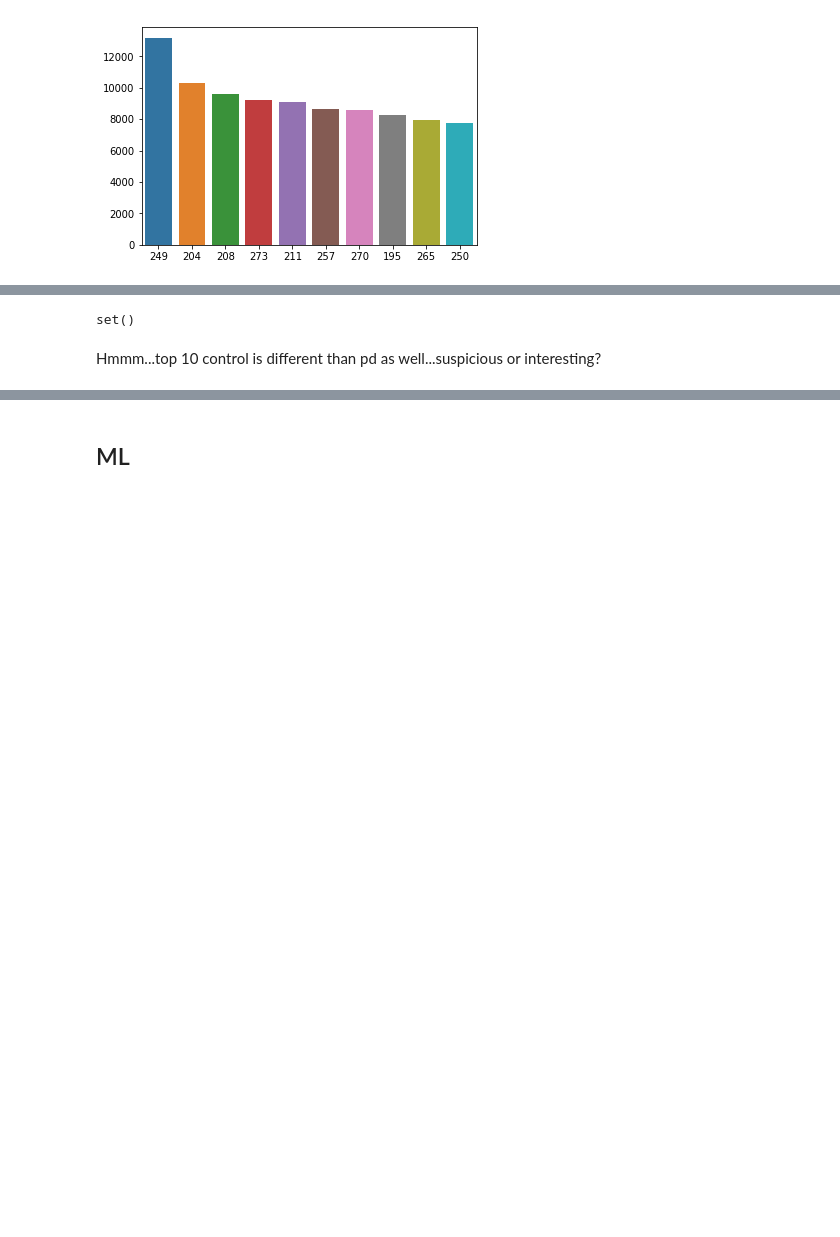
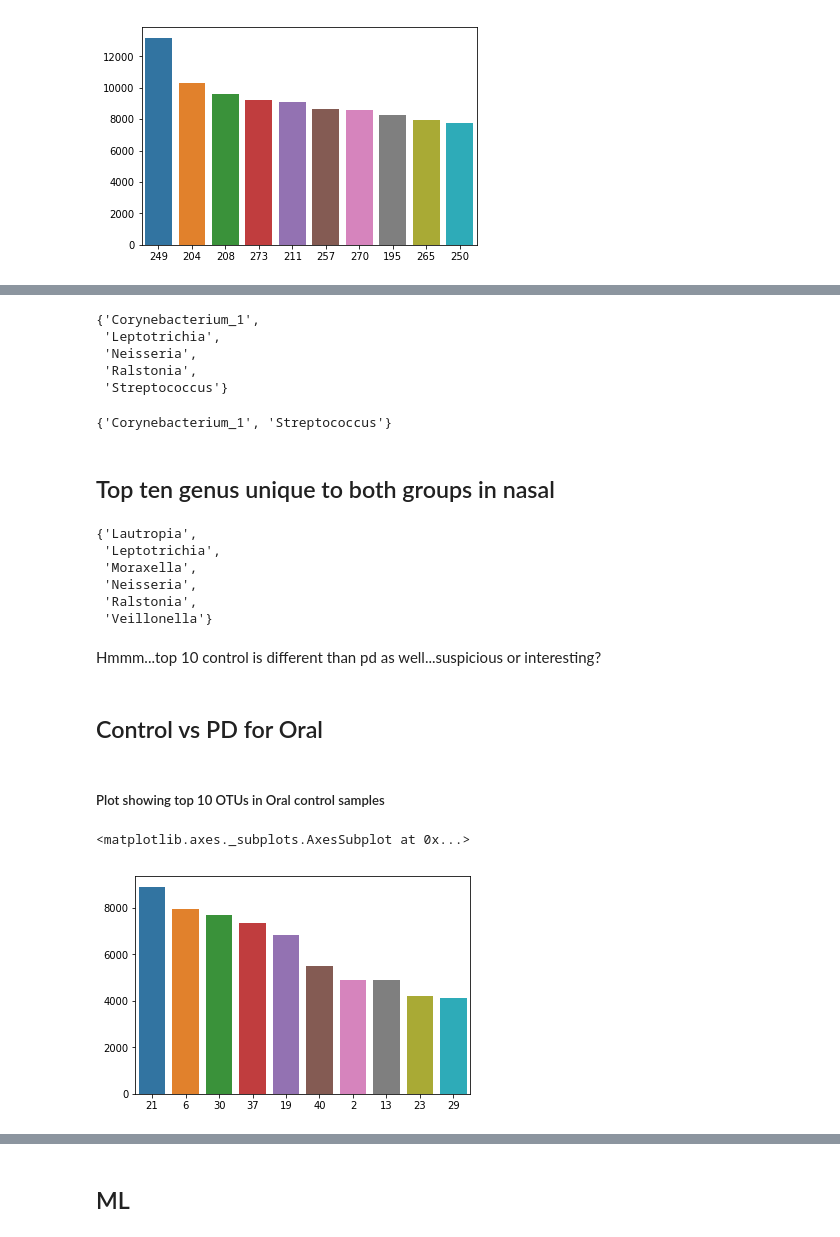
Before and after one commit to danilopena93/bioinformatics-playground, a Jupyter notebook: draft_nb.ipynb, the cells around one changed output, grey strips where cells are left out. Saved outputs shown, nothing was run; the diff lists cells and outputs as text; code cells hidden in the pictures; blank space fills up the shorter version.

```diff
--- a/draft_nb.ipynb
+++ b/draft_nb.ipynb
@@ -290,6 +322,42 @@ Genus:  Streptococcus
-# %%
-set(top_10_control.index).intersection(set(top_10_pd))
-# %% [output]
-set()
+# %%
+#Declare empty set to hold genus names
+pd_nasal_genus_set = set()
+for bacteria in top_10_pd.index:
+    pd_nasal_genus_set.add(tax_table.iloc[bacteria]['Genus'])
+pd_nasal_genus_set
+# %% [output]
+{'Corynebacterium_1',
+ 'Leptotrichia',
+ 'Neisseria',
+ 'Ralstonia',
+ 'Streptococcus'}
+# %%
+pd_nasal_genus_set.intersection(control_nasal_genus_set)
+# %% [output]
+{'Corynebacterium_1', 'Streptococcus'}
+# %% [markdown]
+## Top ten genus unique to both groups in nasal
+# %%
+pd_nasal_genus_set.symmetric_difference(control_nasal_genus_set)
+# %% [output]
+{'Lautropia',
+ 'Leptotrichia',
+ 'Moraxella',
+ 'Neisseria',
+ 'Ralstonia',
+ 'Veillonella'}
 # %% [markdown]
 Hmmm...top 10 control is different than pd as well...suspicious or interesting?
+# %% [markdown]
+## Control vs PD for Oral
+# %%
+oral_control_df = otu_table[(otu_table['group'] == 'control') & (otu_table['oral_nasal']=="oral")]
+oral_pd_df = otu_table[(otu_table['group'] == 'PD') & (otu_table['oral_nasal']=="oral")]
+# %% [markdown]
+##### Plot showing top 10 OTUs in Oral control samples
+# %%
+top_10_oral_control = oral_control_df.max(axis=1).sort_values(ascending=False)[0:10]
+sns.barplot(x=top_10_oral_control.index, y=top_10_oral_control, order = top_10_oral_control.index)
+# %% [output]
+<matplotlib.axes._subplots.AxesSubplot at 0x...>
+[figure, added]
```
Also changed, not shown: parts of 28 cells of this notebook.
